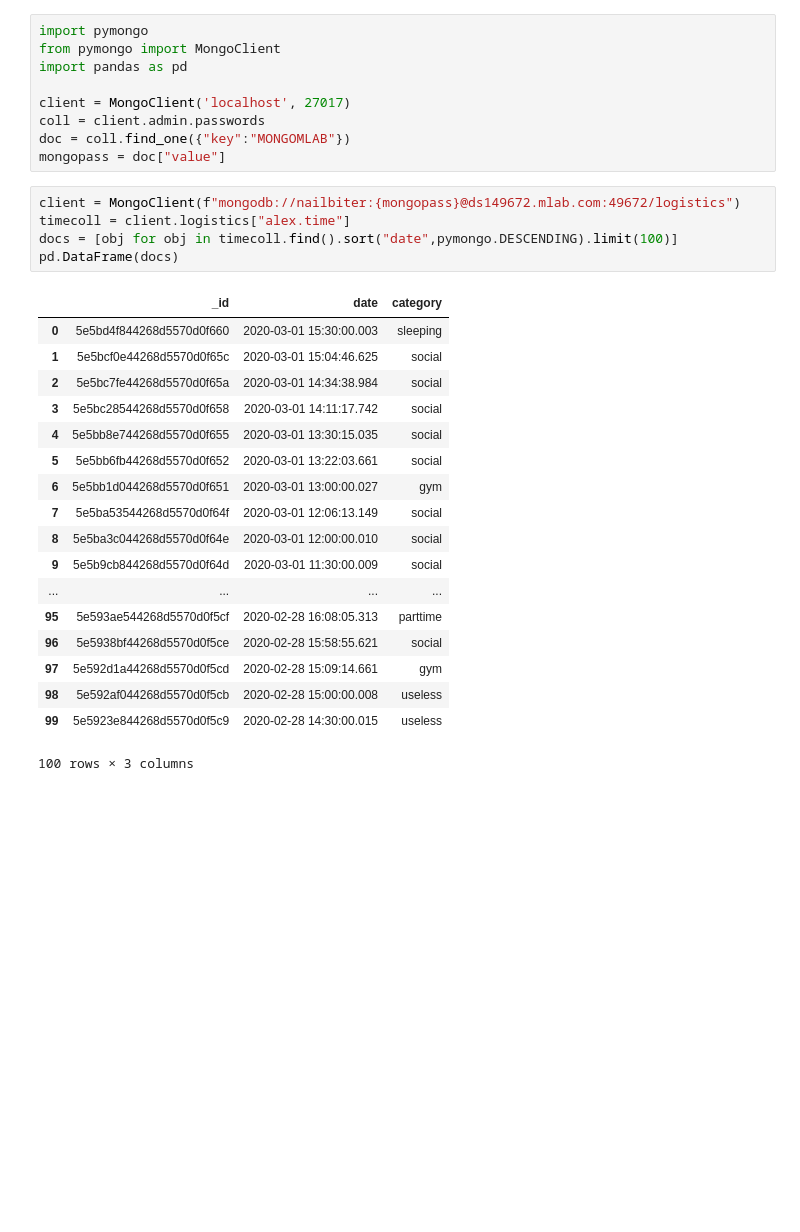
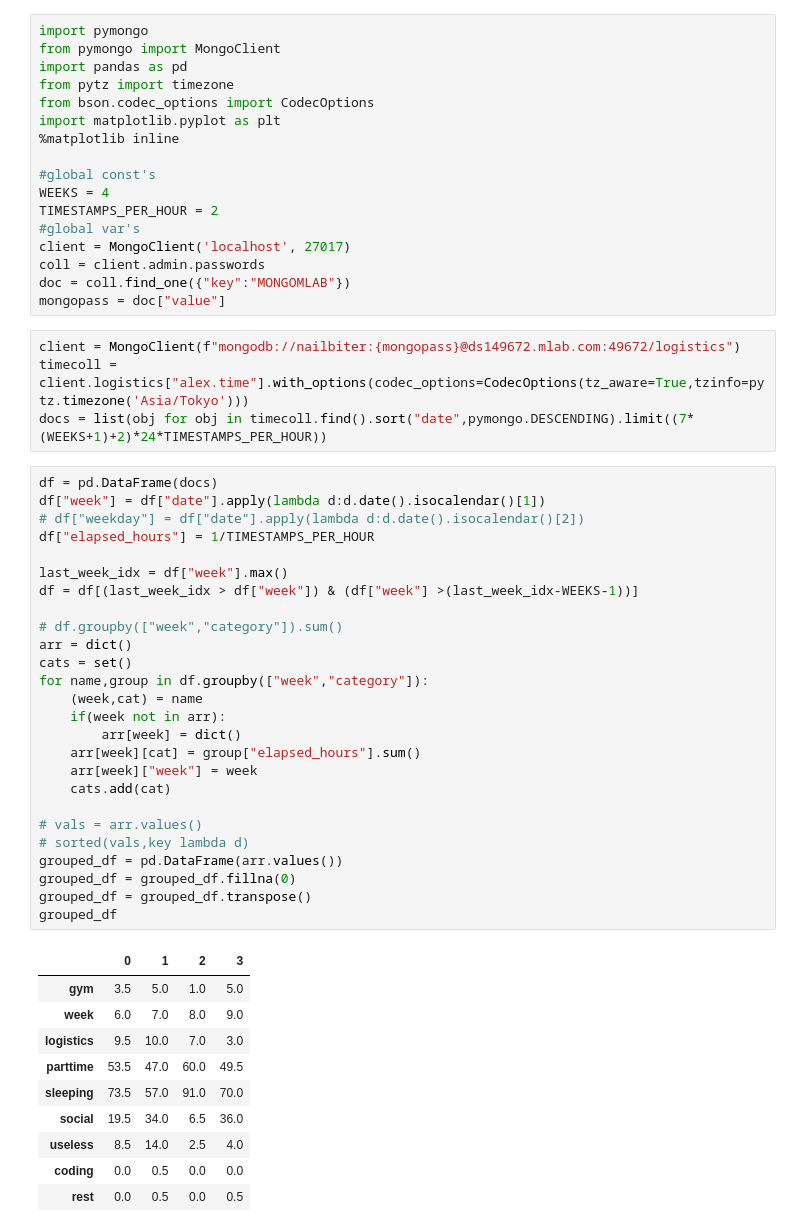
Before and after one commit to nailbiter/for, a Jupyter notebook: forjupiter/weekly-analysis.ipynb, the cells around one changed output. Saved outputs shown, nothing was run; the diff lists cells and outputs as text; blank space fills up the shorter version.

```diff
--- a/forjupiter/weekly-analysis.ipynb
+++ b/forjupiter/weekly-analysis.ipynb
@@ -2,32 +2,57 @@
 import pymongo
 from pymongo import MongoClient
 import pandas as pd
+from pytz import timezone
+from bson.codec_options import CodecOptions
+import matplotlib.pyplot as plt
+%matplotlib inline
 
+#global const's
+WEEKS = 4
+TIMESTAMPS_PER_HOUR = 2
+#global var's
 client = MongoClient('localhost', 27017)
 coll = client.admin.passwords
 doc = coll.find_one({"key":"MONGOMLAB"})
 mongopass = doc["value"]
 # %%
 client = MongoClient(f"mongodb://nailbiter:{mongopass}@ds149672.mlab.com:49672/logistics")
-timecoll = client.logistics["alex.time"]
-docs = [obj for obj in timecoll.find().sort("date",pymongo.DESCENDING).limit(100)]
-pd.DataFrame(docs)
+timecoll = client.logistics["alex.time"].with_options(codec_options=CodecOptions(tz_aware=True,tzinfo=pytz.timezone('Asia/Tokyo')))
+docs = list(obj for obj in timecoll.find().sort("date",pymongo.DESCENDING).limit((7*(WEEKS+1)+2)*24*TIMESTAMPS_PER_HOUR))
-# %% [output]
-|  | _id | date | category |
-| 0 | 5e5bd4f844268d5570d0f660 | 2020-03-01 15:30:00.003 | sleeping |
-| 1 | 5e5bcf0e44268d5570d0f65c | 2020-03-01 15:04:46.625 | social |
-| 2 | 5e5bc7fe44268d5570d0f65a | 2020-03-01 14:34:38.984 | social |
-| 3 | 5e5bc28544268d5570d0f658 | 2020-03-01 14:11:17.742 | social |
-| 4 | 5e5bb8e744268d5570d0f655 | 2020-03-01 13:30:15.035 | social |
-| 5 | 5e5bb6fb44268d5570d0f652 | 2020-03-01 13:22:03.661 | social |
-| 6 | 5e5bb1d044268d5570d0f651 | 2020-03-01 13:00:00.027 | gym |
-| 7 | 5e5ba53544268d5570d0f64f | 2020-03-01 12:06:13.149 | social |
-| 8 | 5e5ba3c044268d5570d0f64e | 2020-03-01 12:00:00.010 | social |
-| 9 | 5e5b9cb844268d5570d0f64d | 2020-03-01 11:30:00.009 | social |
-| ... | ... | ... | ... |
-| 95 | 5e593ae544268d5570d0f5cf | 2020-02-28 16:08:05.313 | parttime |
-| 96 | 5e5938bf44268d5570d0f5ce | 2020-02-28 15:58:55.621 | social |
-| 97 | 5e592d1a44268d5570d0f5cd | 2020-02-28 15:09:14.661 | gym |
-| 98 | 5e592af044268d5570d0f5cb | 2020-02-28 15:00:00.008 | useless |
-| 99 | 5e5923e844268d5570d0f5c9 | 2020-02-28 14:30:00.015 | useless |
-100 rows × 3 columns
+# %%
+df = pd.DataFrame(docs)
+df["week"] = df["date"].apply(lambda d:d.date().isocalendar()[1])
+# df["weekday"] = df["date"].apply(lambda d:d.date().isocalendar()[2])
+df["elapsed_hours"] = 1/TIMESTAMPS_PER_HOUR
+
+last_week_idx = df["week"].max()
+df = df[(last_week_idx > df["week"]) & (df["week"] >(last_week_idx-WEEKS-1))]
+
+# df.groupby(["week","category"]).sum()
+arr = dict()
+cats = set()
+for name,group in df.groupby(["week","category"]):
+    (week,cat) = name
+    if(week not in arr):
+        arr[week] = dict()
+    arr[week][cat] = group["elapsed_hours"].sum()
+    arr[week]["week"] = week
+    cats.add(cat)
+
+# vals = arr.values()
+# sorted(vals,key lambda d)
+grouped_df = pd.DataFrame(arr.values())
+grouped_df = grouped_df.fillna(0)
+grouped_df = grouped_df.transpose()
+grouped_df
+# %% [output]
+|  | 0 | 1 | 2 | 3 |
+| gym | 3.5 | 5.0 | 1.0 | 5.0 |
+| week | 6.0 | 7.0 | 8.0 | 9.0 |
+| logistics | 9.5 | 10.0 | 7.0 | 3.0 |
+| parttime | 53.5 | 47.0 | 60.0 | 49.5 |
+| sleeping | 73.5 | 57.0 | 91.0 | 70.0 |
+| social | 19.5 | 34.0 | 6.5 | 36.0 |
+| useless | 8.5 | 14.0 | 2.5 | 4.0 |
+| coding | 0.0 | 0.5 | 0.0 | 0.0 |
+| rest | 0.0 | 0.5 | 0.0 | 0.5 |
```
Also changed, not shown: parts of 1 cell of this notebook.
